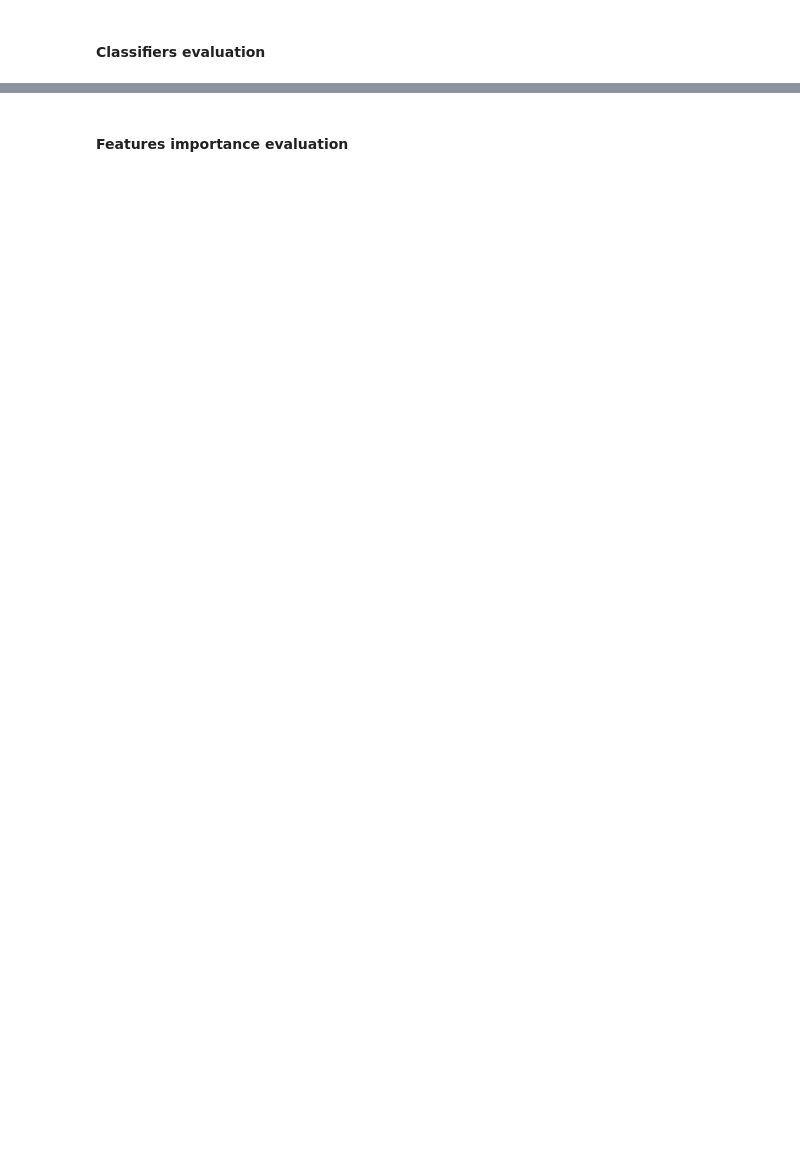
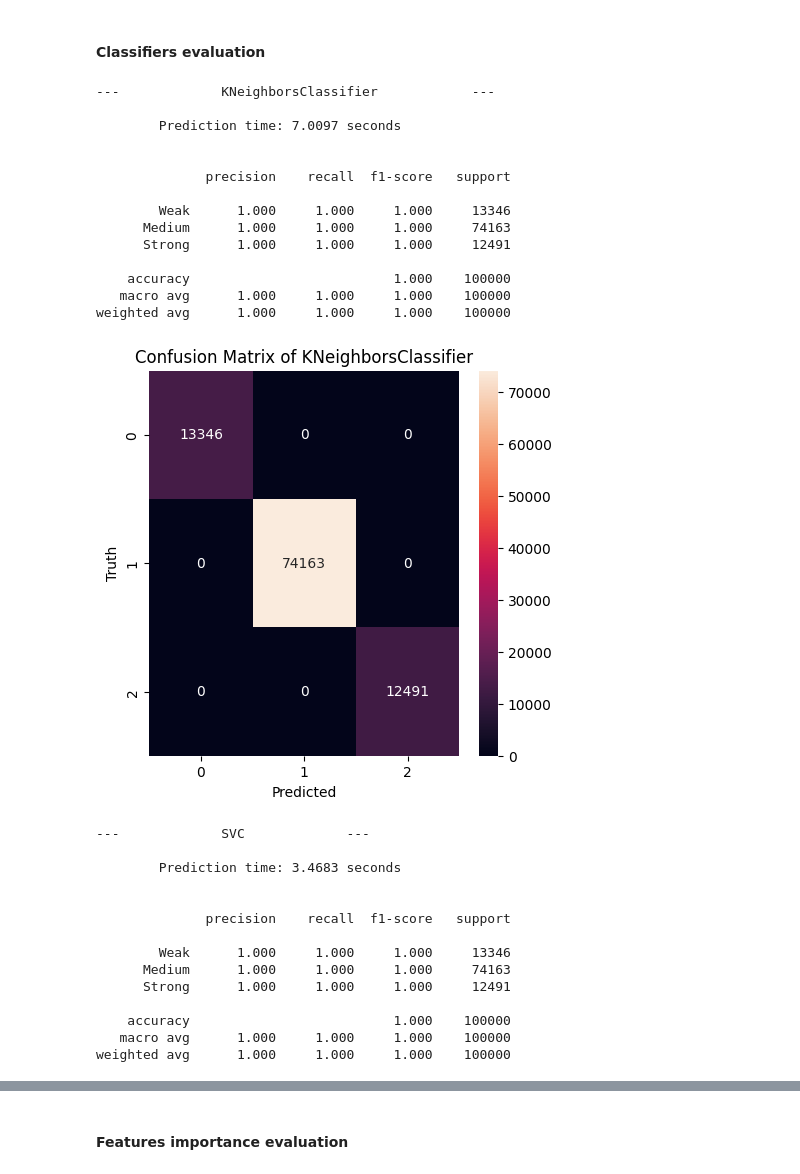
Before and after one commit to giopresenti98/ML-Project, a Jupyter notebook: test_password_strenght_classification copy.ipynb, the cells around one changed output, grey strips where cells are left out. Saved outputs shown, nothing was run; the diff lists cells and outputs as text; code cells hidden in the pictures; blank space fills up the shorter version.

```diff
--- a/test_password_strenght_classification copy.ipynb
+++ b/test_password_strenght_classification copy.ipynb
@@ -158,36 +179,71 @@ for clf in clfs:
 # %%
 import seaborn as sns
 from sklearn.metrics import confusion_matrix
 from sklearn.metrics import classification_report
+
 
 def plot_confusion_matrix(y_test, y_pred, classifier_name):
     """
     Plots the confusion matrix for a given set of true and predicted labels using a heatmap.
 
     Args:
         y_test (array-like): True labels of the test dataset.
         y_pred (array-like): Predicted labels from the classifier.
         classifier_name (str): Name of the classifier to display in the plot title.
 
     Returns:
         None: Displays the confusion matrix plot.
     """
     plt.figure(figsize=(5, 5))
     plt.title("Confusion Matrix of " + classifier_name)
     cm = confusion_matrix(y_test, y_pred)
     sns.heatmap(cm, annot=True, fmt="d")
     plt.xlabel("Predicted")
     plt.ylabel("Truth")
     plt.show()
 
+
 # Fit each classifier, make predictions, and evaluate performance
-for clf in clfs:
-    print("\n")
-    print(f"---\t\t{clf.__class__.__name__}\t\t---\n")
-    tic = time.perf_counter()
-    predictions = clf.predict(xts)
-    toc = time.perf_counter()
-    print(f"\tPrediction time: {toc-tic:.4f} seconds")
-    print("\n")
-    print(classification_report(yts, predictions, target_names=["Weak", "Medium", "Strong"], digits=3))
-    plot_confusion_matrix(yts, predictions, clf.__class__.__name__)
+def test(xts, yts):
+    for clf in clfs:
+        print("\n")
+        print(f"---\t\t{clf.__class__.__name__}\t\t---\n")
+        tic = time.perf_counter()
+        predictions = clf.predict(xts)
+        toc = time.perf_counter()
+        print(f"\tPrediction time: {toc-tic:.4f} seconds")
+        print("\n")
+        print(classification_report(yts, predictions, target_names=["Weak", "Medium", "Strong"], digits=3))
+        plot_confusion_matrix(yts, predictions, clf.__class__.__name__)
+
+test(xts, yts)
+# %% [output]
+---             KNeighborsClassifier            ---
+
+        Prediction time: 7.0097 seconds
+
+
+              precision    recall  f1-score   support
+
+        Weak      1.000     1.000     1.000     13346
+      Medium      1.000     1.000     1.000     74163
+      Strong      1.000     1.000     1.000     12491
+
+    accuracy                          1.000    100000
+   macro avg      1.000     1.000     1.000    100000
+weighted avg      1.000     1.000     1.000    100000
+[figure, added]
+---             SVC             ---
+
+        Prediction time: 3.4683 seconds
+
+
+              precision    recall  f1-score   support
+
+        Weak      1.000     1.000     1.000     13346
+      Medium      1.000     1.000     1.000     74163
+      Strong      1.000     1.000     1.000     12491
+
+    accuracy                          1.000    100000
+   macro avg      1.000     1.000     1.000    100000
+weighted avg      1.000     1.000     1.000    100000
```
Also changed, not shown: parts of 12 cells of this notebook.
